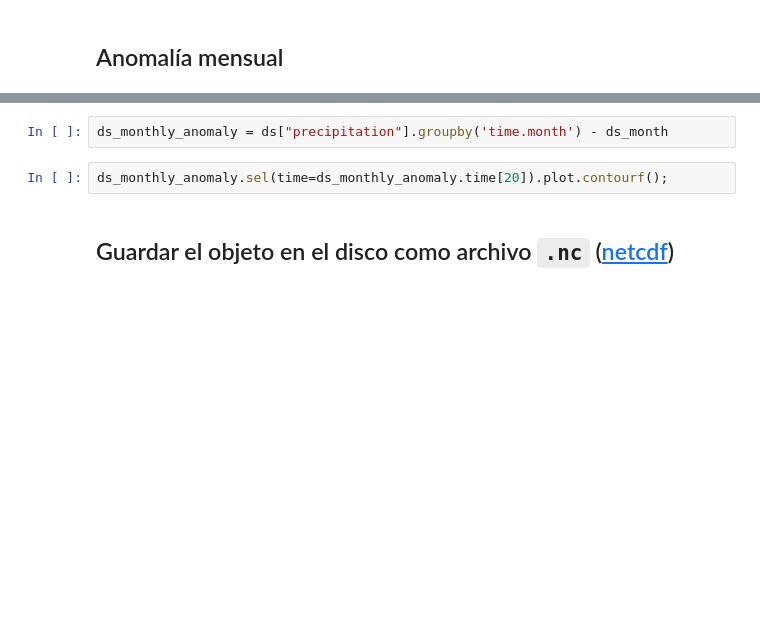
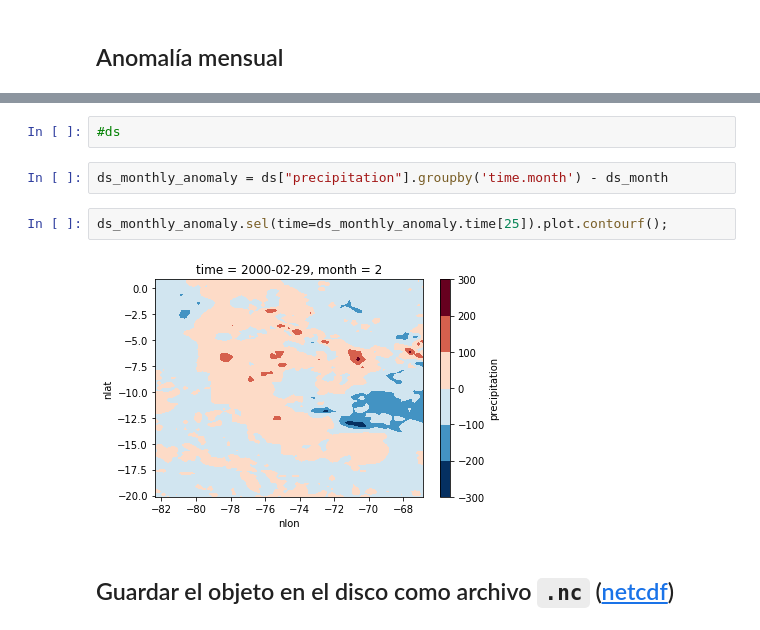
Before and after one commit to eotp/diplomado-internacional-GIRH, a Jupyter notebook: 05 - Computation of Monthly Rainfall Anomaly.ipynb, the cells around one changed output, grey strips where cells are left out. Drawn from its saved outputs; the diff is of its cells as text; blank space fills up the shorter version.

```diff
--- a/05 - Computation of Monthly Rainfall Anomaly.ipynb
+++ b/05 - Computation of Monthly Rainfall Anomaly.ipynb
@@ -40,7 +98,11 @@ ds_month
+# %%
+#ds
 # %%
 ds_monthly_anomaly = ds["precipitation"].groupby('time.month') - ds_month
 # %%
-ds_monthly_anomaly.sel(time=ds_monthly_anomaly.time[20]).plot.contourf();
+ds_monthly_anomaly.sel(time=ds_monthly_anomaly.time[25]).plot.contourf();
+# %% [output]
+[figure, added]
 # %% [markdown]
 ## Guardar el objeto en el disco como archivo `.nc` ([netcdf](https://en.wikipedia.org/wiki/NetCDF))
 # %%
```
Also changed, not shown: parts of 6 cells of this notebook, 4 other files.
